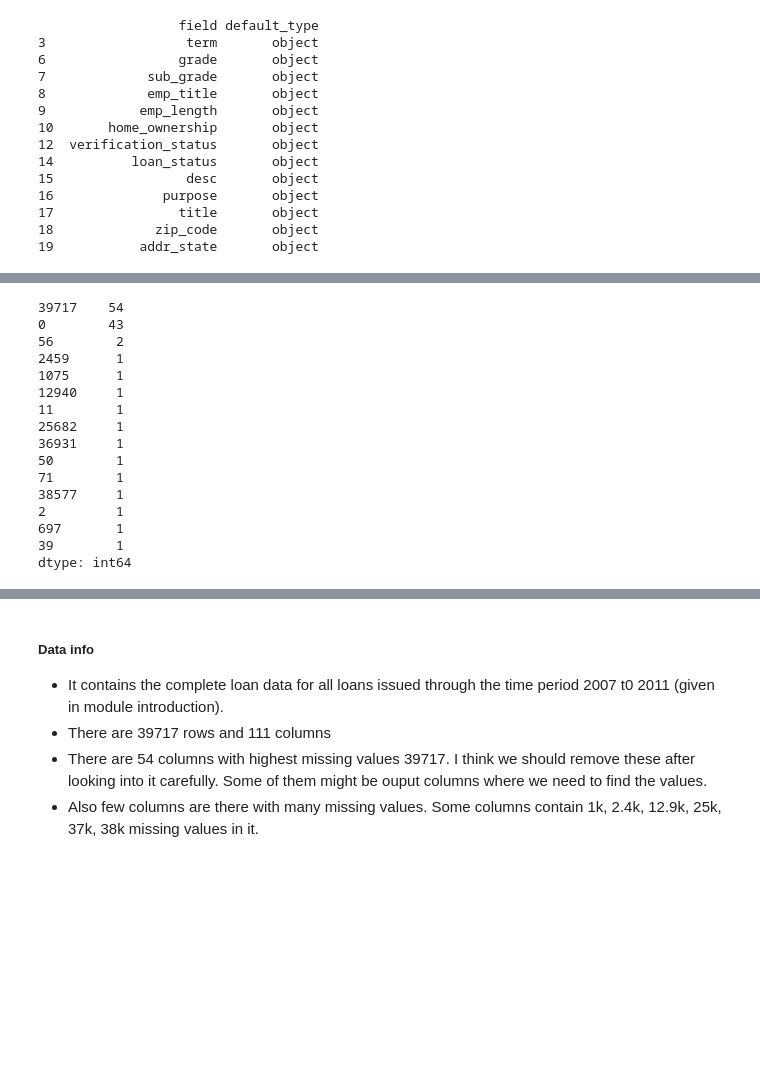
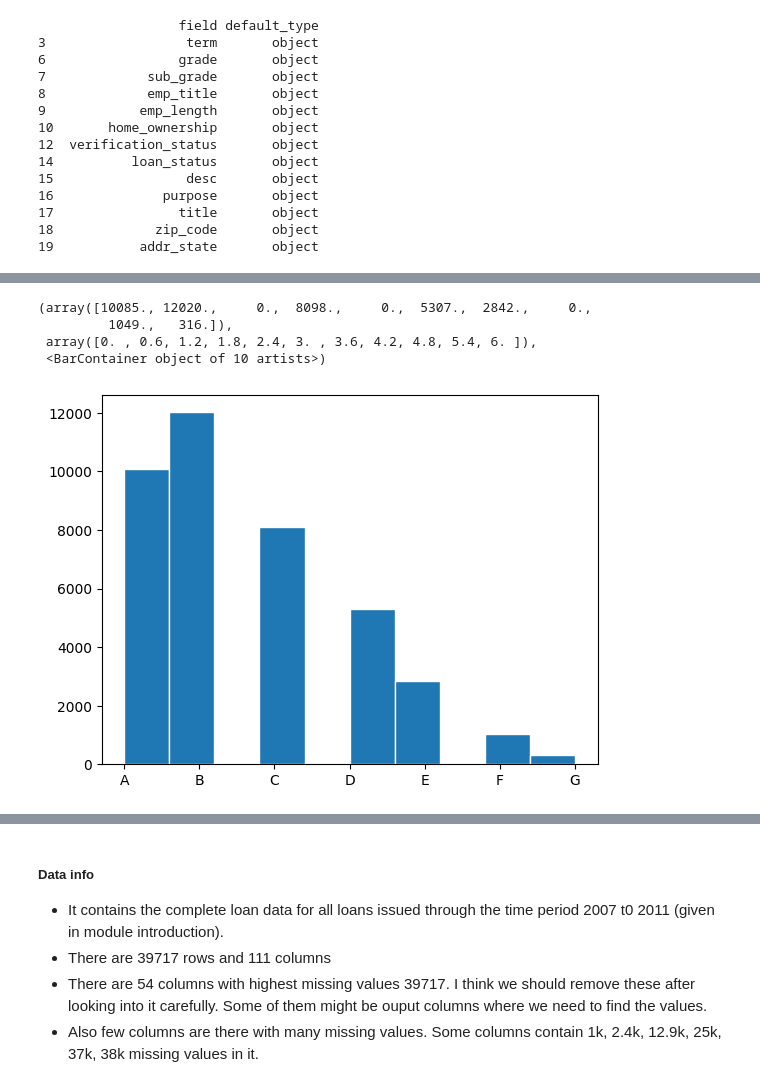
Before and after one commit to irish-luong/LandingClubCaseStudy, a Jupyter notebook: lending_club_case_study.ipynb, the cells around one changed output, grey strips where cells are left out. Saved outputs shown, nothing was run; the diff lists cells and outputs as text; code cells hidden in the pictures; blank space fills up the shorter version.

```diff
--- a/lending_club_case_study.ipynb
+++ b/lending_club_case_study.ipynb
@@ -699,19 +704,11 @@ Length: 111, dtype: int64
 # %%
-data.isna().sum().value_counts()
+# Get Unorder categorical variable
+
+# grade
+plt.hist(df["grade"].sort_values(), edgecolor='w')
 # %% [output]
-39717    54
-0        43
-56        2
-2459      1
-1075      1
-12940     1
-11        1
-25682     1
-36931     1
-50        1
-71        1
-38577     1
-2         1
-697       1
-39        1
-dtype: int64
+(array([10085., 12020.,     0.,  8098.,     0.,  5307.,  2842.,     0.,
+         1049.,   316.]),
+ array([0. , 0.6, 1.2, 1.8, 2.4, 3. , 3.6, 4.2, 4.8, 5.4, 6. ]),
+ <BarContainer object of 10 artists>)
+[figure, added]
```
Also changed, not shown: parts of 12 cells of this notebook, 1 other file.
